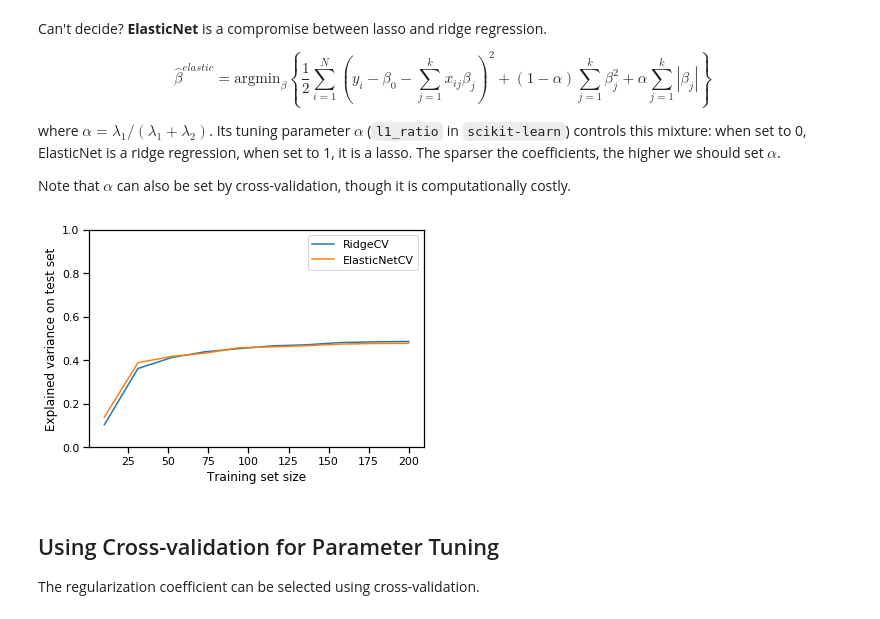
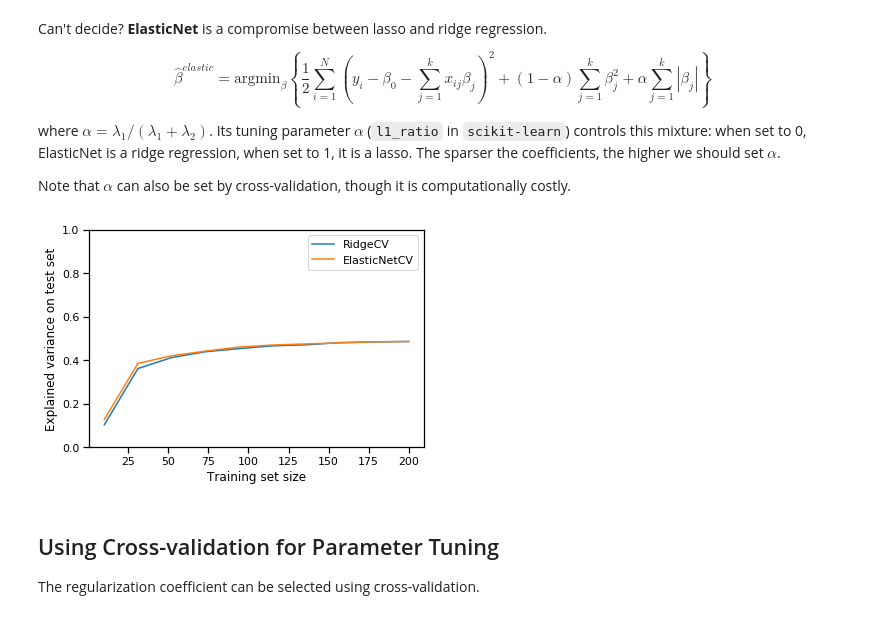
Before and after one commit to ntjames/Bios8366, a Jupyter notebook: notebooks/Section6_3-Model-Selection-and-Validation.ipynb, the cells around one changed output. Saved outputs shown, nothing was run; the diff lists cells and outputs as text; code cells hidden in the pictures.

```diff
--- a/notebooks/Section6_3-Model-Selection-and-Validation.ipynb
+++ b/notebooks/Section6_3-Model-Selection-and-Validation.ipynb
@@ -114,6 +116,9 @@ To apply AIC to a model selection problem, we choose the model that has the lowe
 aic = lambda rss, n, k: n*np.log(float(rss)/n) + 2*k
 # %% [markdown]
 We can use AIC to select the appropriate polynomial degree.
+# %%
+p, residuals, rank, singular_values, rcond = np.polyfit(
+                                salmon.spawners, salmon.recruits, 3, full=True)
 # %%
 aic_values = np.zeros(len(degrees))
 params = np.zeros((len(degrees), len(degrees)))
@@ -563,10 +568,10 @@ Note that $\alpha$ can also be set by cross-validation, though it is computation
 # %%
 from sklearn.linear_model import ElasticNetCV
 
 plot_learning_curve(RidgeCV())
-plot_learning_curve(ElasticNetCV(l1_ratio=.7, n_alphas=10))
+plot_learning_curve(ElasticNetCV(l1_ratio=.8, n_alphas=10))
 # %% [output]
-[figure, old version]
+[figure, new version]
 # %% [markdown]
 ## Using Cross-validation for Parameter Tuning
 
```
Also changed, not shown: parts of 15 cells of this notebook.
